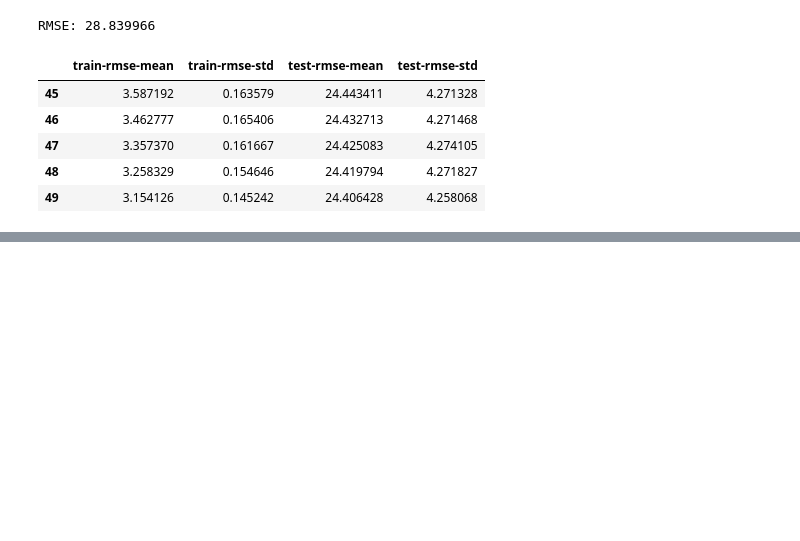
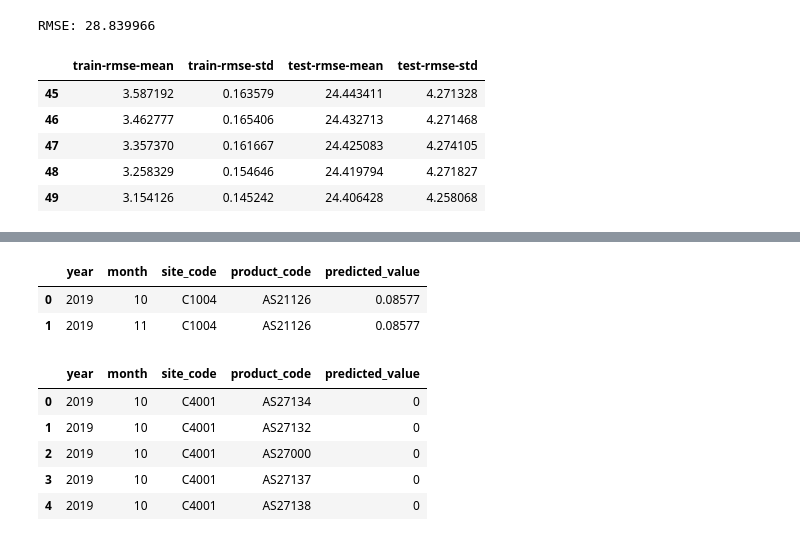
Before and after one commit to herbsh/USAID_Forecast_submit, a Jupyter notebook: 1_code/ensemble.ipynb, the cells around one changed output, grey strips where cells are left out. Cells and saved outputs as stored; diff of their text form; code cells hidden in the pictures; blank space fills up the shorter version.

Commit message:
Update the ensemble part to make final prediction format

```diff
--- a/1_code/ensemble.ipynb
+++ b/1_code/ensemble.ipynb
@@ -320,0 +450,17 @@ cv_results.tail()
+# %%
+temp.head(2)
+# %% [output]
+|  | year | month | site_code | product_code | predicted_value |
+| 0 | 2019 | 10 | C1004 | AS21126 | 0.08577 |
+| 1 | 2019 | 11 | C1004 | AS21126 | 0.08577 |
+# %%
+submission_format=pd.read_csv('../0_data/submission_format.csv')
+# %%
+submission_format.head()
+# %% [output]
+|  | year | month | site_code | product_code | predicted_value |
+| 0 | 2019 | 10 | C4001 | AS27134 | 0 |
+| 1 | 2019 | 10 | C4001 | AS27132 | 0 |
+| 2 | 2019 | 10 | C4001 | AS27000 | 0 |
+| 3 | 2019 | 10 | C4001 | AS27137 | 0 |
+| 4 | 2019 | 10 | C4001 | AS27138 | 0 |
```
Also changed, not shown: parts of 42 cells of this notebook, 2 other files.
